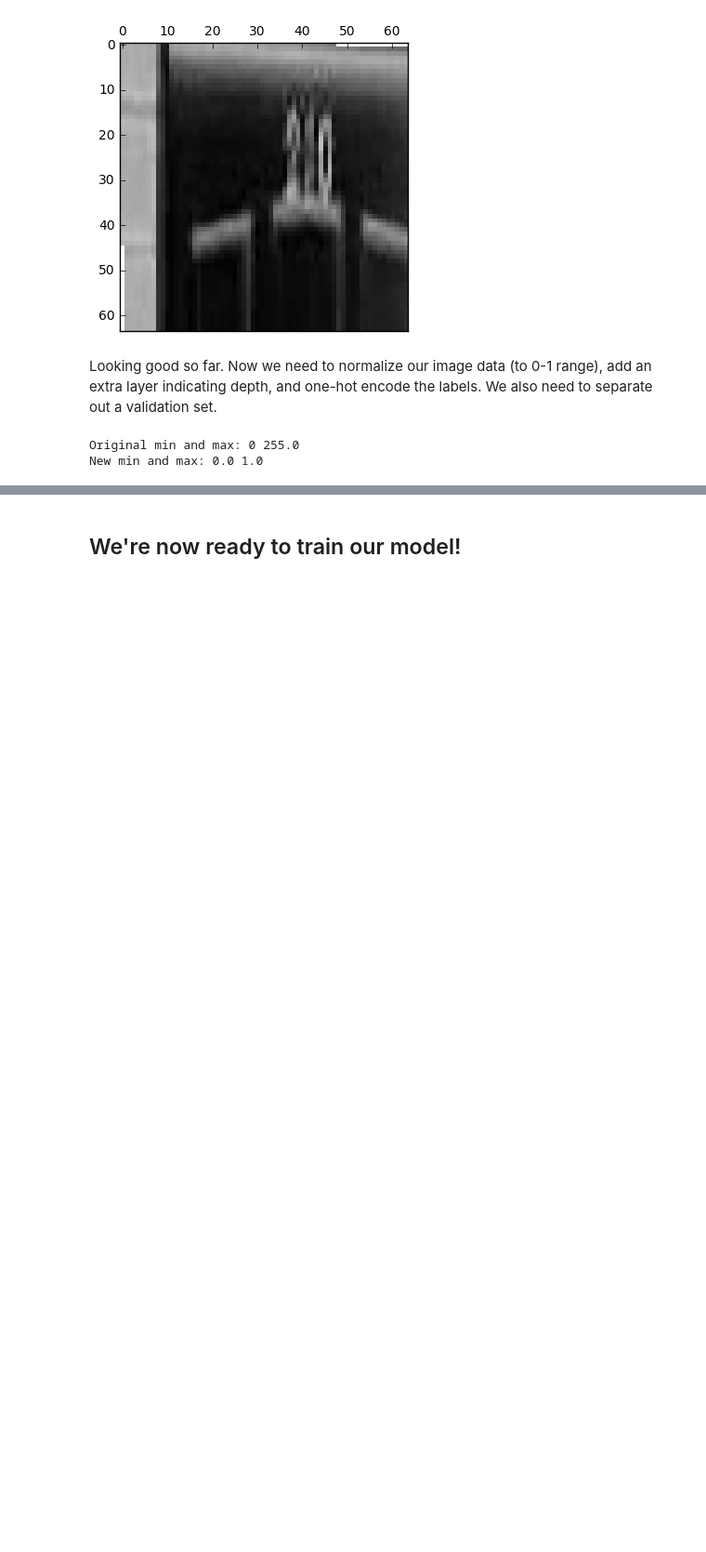
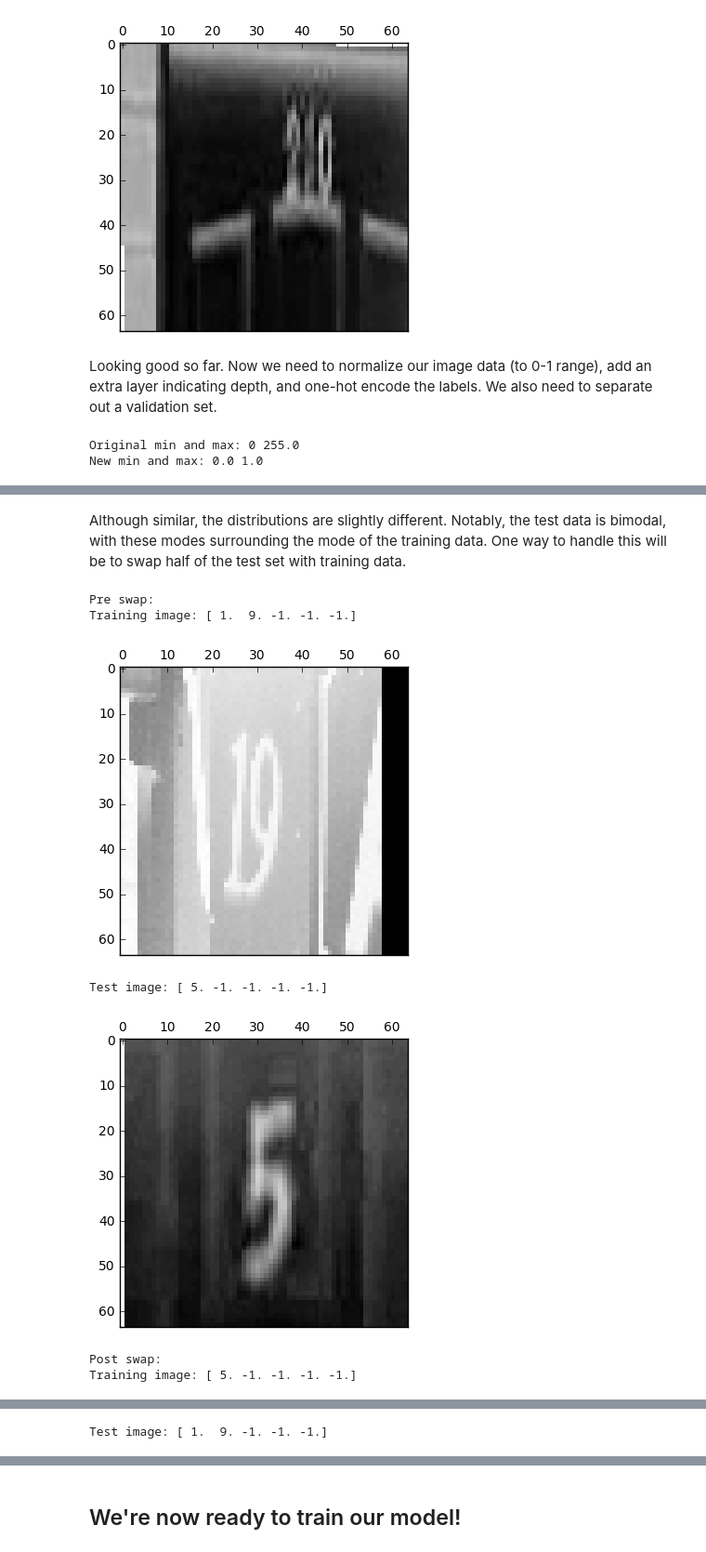
Before and after one commit to anoopctkm/machine-learning, a Jupyter notebook: projects/digit_recognition/digit_recognition.ipynb, the cells around one changed output, grey strips where cells are left out. Shown at 93% size. Drawn from its saved outputs; the diff is of its cells as text; code cells hidden in the pictures; blank space fills up the shorter version.

```diff
--- a/projects/digit_recognition/digit_recognition.ipynb
+++ b/projects/digit_recognition/digit_recognition.ipynb
@@ -939,0 +953,36 @@ New min and max: 0.0 1.0
+# %% [markdown]
+Although similar, the distributions are slightly different. Notably, the test data is bimodal, with these modes surrounding the mode of the training data. One way to handle this will be to swap half of the test set with training data.
+# %%
+n_swap = test_svhn_labels.shape[0] / 2  # Number of test set images to swap
+
+print('Pre swap:')
+print('Training image:', train_svhn_labels[0])
+show(train_svhn_images[0])
+print('Test image:', test_svhn_labels[0])
+show(test_svhn_images[0])
+
+# We'll swap at the front
+train_2swap_images = np.copy(train_svhn_images[:n_swap])
+train_2swap_labels = np.copy(train_svhn_labels[:n_swap])
+test_2swap_images  = np.copy(test_svhn_images[:n_swap])
+test_2swap_labels  = np.copy(test_svhn_labels[:n_swap])
+
+# Do swap
+train_svhn_images[:n_swap] = test_2swap_images
+train_svhn_labels[:n_swap] = test_2swap_labels
+test_svhn_images[:n_swap]  = train_2swap_images
+test_svhn_labels[:n_swap]  = train_2swap_labels
+
+print('Post swap:')
+print('Training image:', train_svhn_labels[0])
+show(train_svhn_images[0])
+print('Test image:', test_svhn_labels[0])
+show(test_svhn_images[0])
+# %% [output]
+Pre swap:
+Training image: [ 1.  9. -1. -1. -1.]
+[figure, added]
+Test image: [ 5. -1. -1. -1. -1.]
+[figure, added]
+Post swap:
+Training image: [ 5. -1. -1. -1. -1.]
@@ -939,0 +990 @@ New min and max: 0.0 1.0
+Test image: [ 1.  9. -1. -1. -1.]
```
Also changed, not shown: parts of 27 cells of this notebook.
